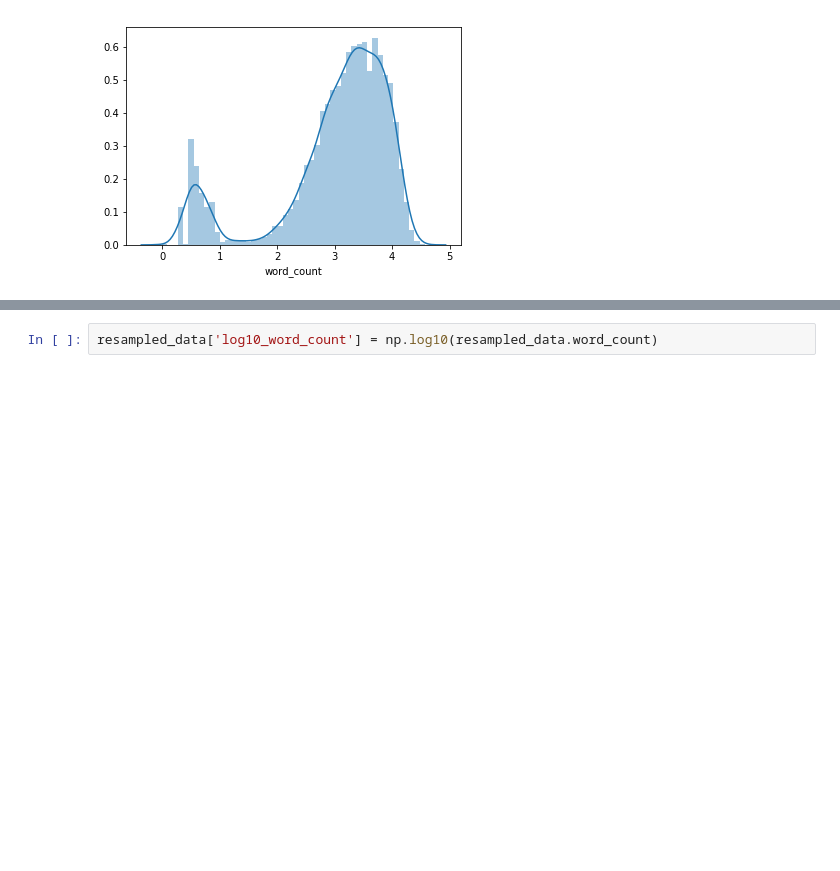
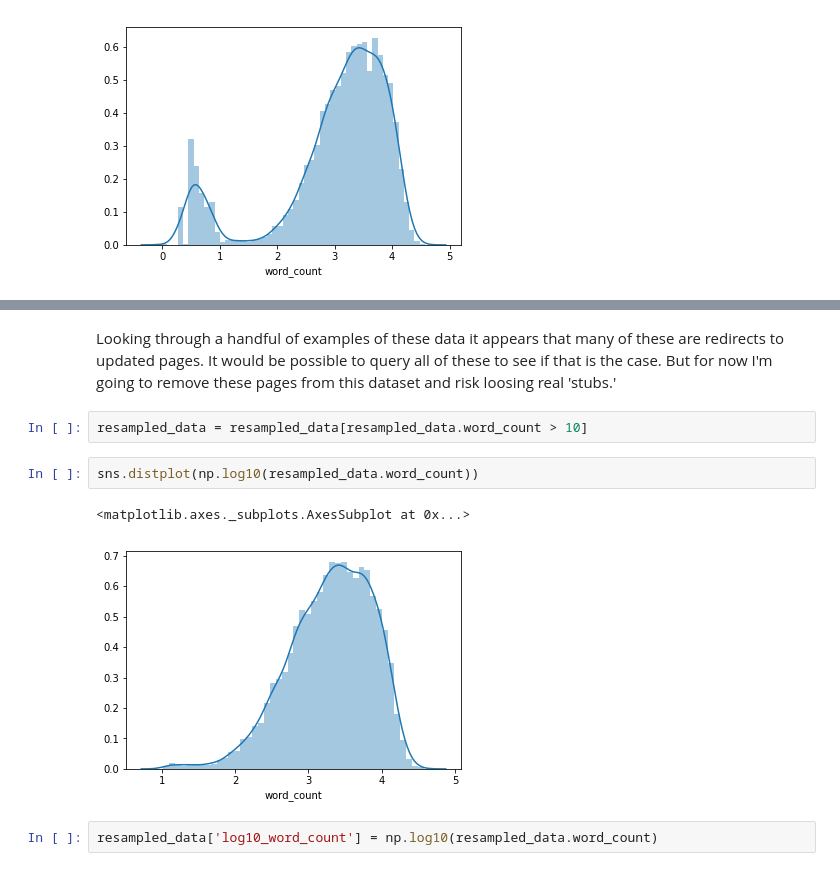
Before and after one commit to wmvoje/wiki_stub_expansion, a Jupyter notebook: data_analysis/Regression_What correlates to pageviews.ipynb, the cells around one changed output, grey strips where cells are left out. Drawn from its saved outputs; the diff is of its cells as text; blank space fills up the shorter version.

```diff
--- a/data_analysis/Regression_What correlates to pageviews.ipynb
+++ b/data_analysis/Regression_What correlates to pageviews.ipynb
@@ -244,3 +254,12 @@ Intersetingly this is bimodal ditribution.
+# %% [markdown]
+Looking through a handful of examples of these data it appears that many of these are redirects to updated pages. It would be possible to query all of these to see if that is the case. But for now I'm going to remove these pages from this dataset and risk loosing real 'stubs.'
+# %%
+resampled_data = resampled_data[resampled_data.word_count > 10]
+# %%
+sns.distplot(np.log10(resampled_data.word_count))
+# %% [output]
+<matplotlib.axes._subplots.AxesSubplot at 0x...>
+[figure, added]
 # %%
 resampled_data['log10_word_count'] = np.log10(resampled_data.word_count)
 # %% [markdown]
```
Also changed, not shown: parts of 18 cells of this notebook, 1 other file.
